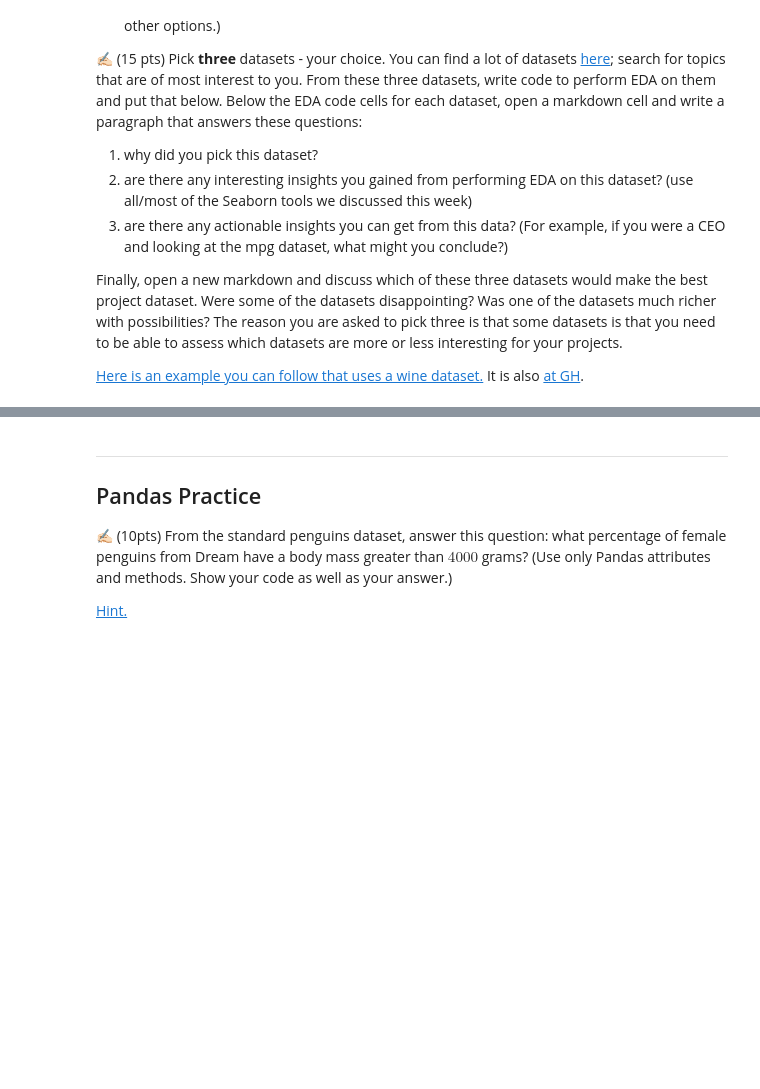
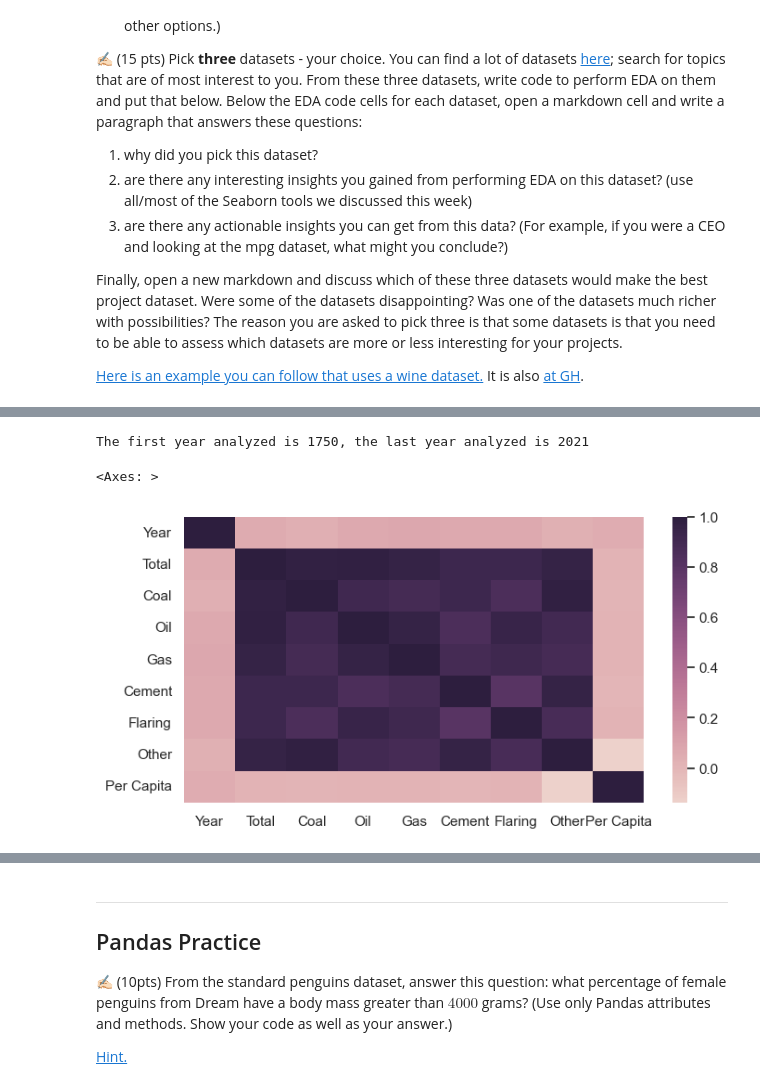
Before and after one commit to mikayla-norton/cmse830, a Jupyter notebook: HWs/HW_3.ipynb, the cells around one changed output, grey strips where cells are left out. Cells and saved outputs as stored; diff of their text form; code cells hidden in the pictures; blank space fills up the shorter version.

```diff
--- a/HWs/HW_3.ipynb
+++ b/HWs/HW_3.ipynb
@@ -56,0 +66,5 @@ Finally, open a new markdown and discuss which of these three datasets would mak
+# %%
+file1 = pd.read_csv("/Users/mnorton/Desktop/College/Grad Victory Lap/cmse830/Midterm Project/Emissions/GCB2022v27_MtCO2_flat.csv")
+file1
+print("Total number of entries: "+str(len(file1["Year"])))
+file1.isna().sum()
@@ -56,0 +85,5 @@ Finally, open a new markdown and discuss which of these three datasets would mak
+# %%
+## data cleaning
+na_counts = file1.isna().sum(axis=1)
+df = file1.drop(na_counts[na_counts > file1.shape[1]/2].index, axis=0)
+df.isna().sum() #significantly fewer NaN values
@@ -56,0 +103,13 @@ Finally, open a new markdown and discuss which of these three datasets would mak
+# %%
+years = list(df["Year"].unique())
+years.sort(reverse=False)
+print("The first year analyzed is "+str(years[0])+", the last year analyzed is "+str(years[-1]))
+# %% [output]
+The first year analyzed is 1750, the last year analyzed is 2021
+# %%
+df_corr = df.select_dtypes('number').corr()
+cubehelix_palette = sns.cubehelix_palette(as_cmap=True)
+sns.heatmap(df_corr, cmap=cubehelix_palette) #Tells you almost nothing
+# %% [output]
+<Axes: >
+[figure, added]
```
Also changed, not shown: parts of 45 cells of this notebook, 17 other files.
